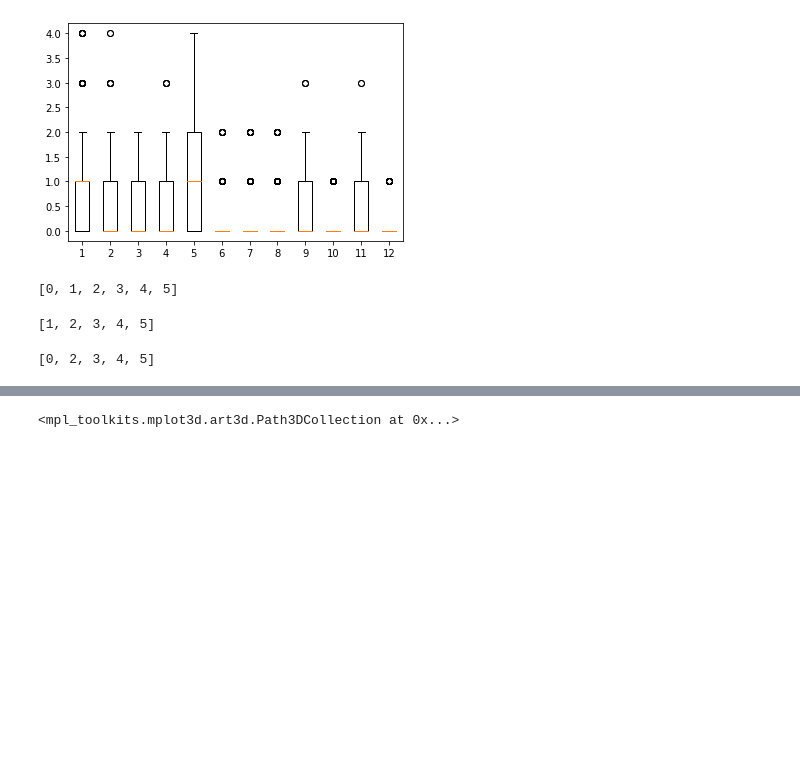
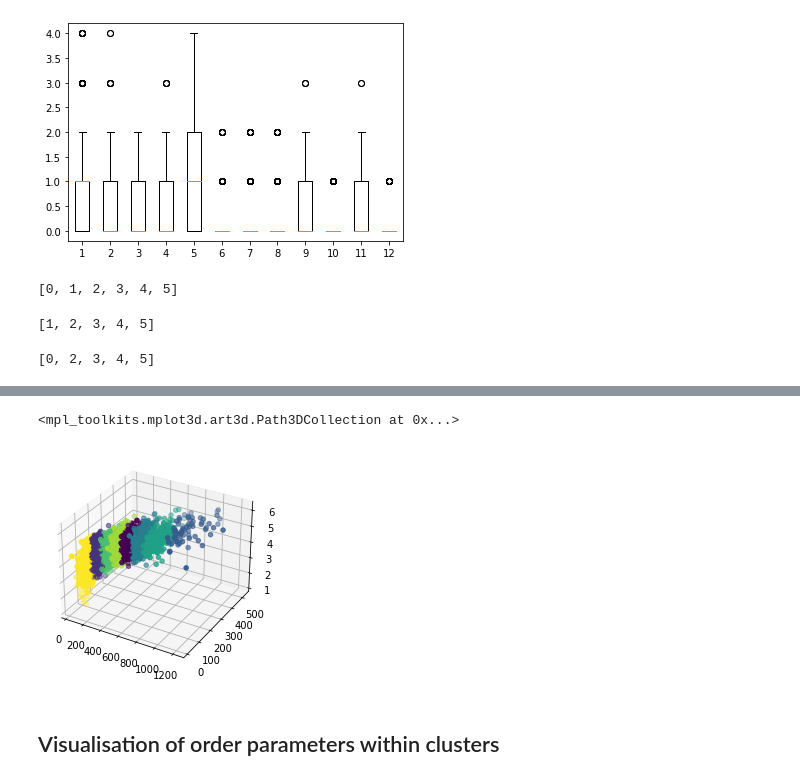
Before and after one commit to sskett/cosc301, a Jupyter notebook: clustering.ipynb, the cells around one changed output, grey strips where cells are left out. Cells and saved outputs as stored; diff of their text form; code cells hidden in the pictures; blank space fills up the shorter version.

```diff
--- a/clustering.ipynb
+++ b/clustering.ipynb
@@ -558,8 +563,11 @@ from mpl_toolkits import mplot3d
 # %%
 ax = plt.axes(projection='3d')
-x = df_scaled['offense_a_presnap']
-y = df_scaled['offense_a_to_throw']
-z = df_scaled['offense_a_to_arrived']
-ax.scatter3D(x, y, z, c=model.labels_)
+x = df['offense_a_to_arrived']
+y = df['offense_a_to_throw']
+z = df['offense_h_to_throw']
+ax.scatter3D(x, y, z, c=df['clusters_kmeans'])
 # %% [output]
 <mpl_toolkits.mplot3d.art3d.Path3DCollection at 0x...>
+[figure, added]
+# %% [markdown]
+## Visualisation of order parameters within clusters
```
Also changed, not shown: parts of 23 cells of this notebook, 1 other file.
